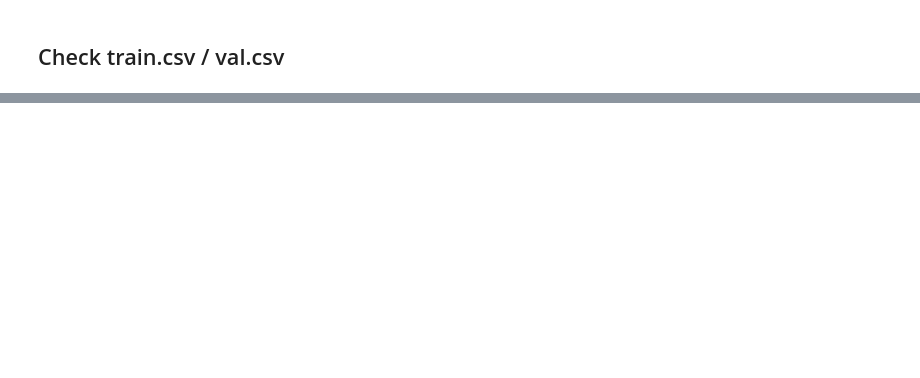
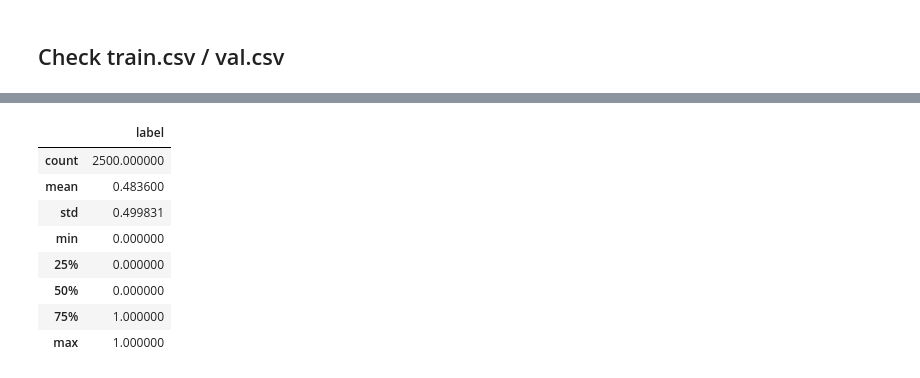
Before and after one commit to taochen1114/image-classification, a Jupyter notebook: preprocessing/dataset_process.ipynb, the cells around one changed output, grey strips where cells are left out. Drawn from its saved outputs; the diff is of its cells as text; code cells hidden in the pictures; blank space fills up the shorter version.

```diff
--- a/preprocessing/dataset_process.ipynb
+++ b/preprocessing/dataset_process.ipynb
@@ -135,0 +163,12 @@ val_df.describe()
+# %%
+test_df.describe()
+# %% [output]
+|  | label |
+| count | 2500.000000 |
+| mean | 0.483600 |
+| std | 0.499831 |
+| min | 0.000000 |
+| 25% | 0.000000 |
+| 50% | 0.000000 |
+| 75% | 1.000000 |
+| max | 1.000000 |
```
Also changed, not shown: parts of 13 cells of this notebook, 1 other file.
